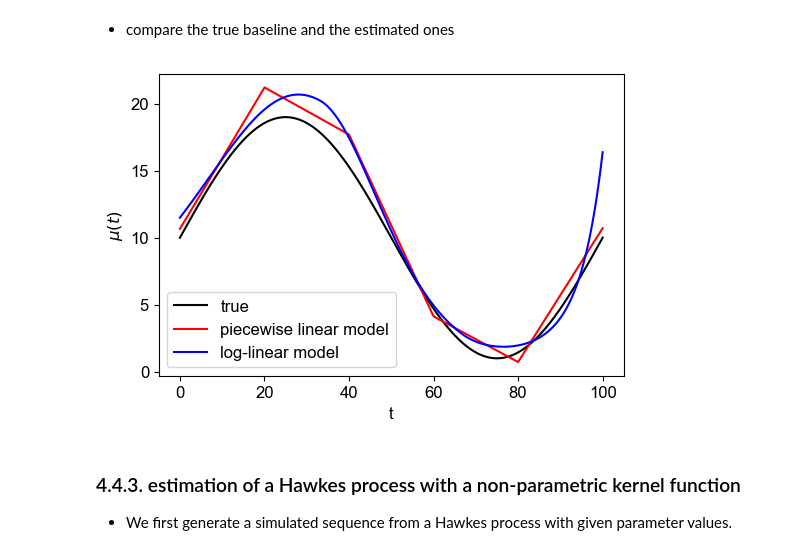
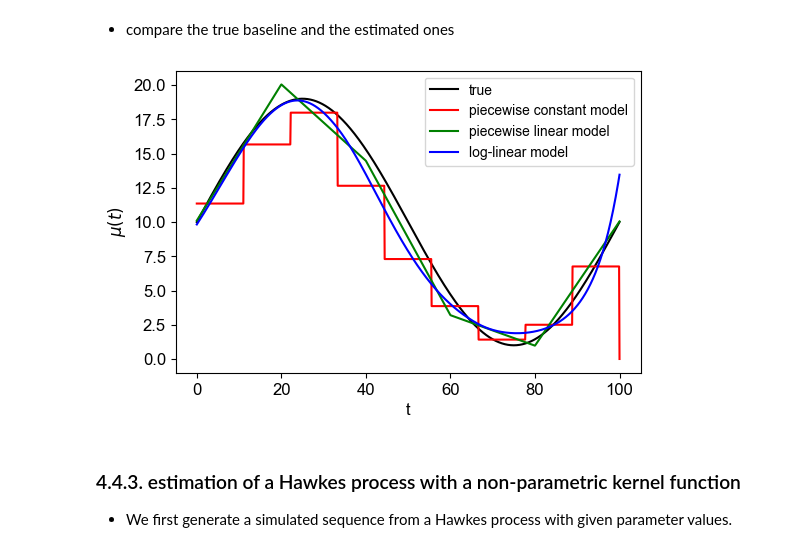
Before and after one commit to carlottadepasquale/Hawkes, a Jupyter notebook: tutorial.ipynb, the cells around one changed output. Drawn from its saved outputs; the diff is of its cells as text; code cells hidden in the pictures.

Commit message:
introduce piecewise constant baseline

```diff
--- a/tutorial.ipynb
+++ b/tutorial.ipynb
@@ -393,4 +398,14 @@ model_simulation.plot_l()
 # %%
+## inference using the picewise constant baseline model
+model_pconst =hk.estimator().set_kernel('exp').set_baseline("pconst",num_basis=9)
+model_pconst.fit(T_simulation,itv)
+print("piecewise constant model")
+print("parameter:",model_pconst.parameter) # the estimated parameter values
+print("branching ratio:",model_pconst.br) # the branching ratio
+print("log-likelihood:",model_pconst.L) # the log-likelihood of the estimated parameter values
+print("AIC:",model_pconst.AIC) # the AIC of the estimated parameter values
+print()
+
 ## inference using the picewise linear baseline model
 model_plinear =hk.estimator().set_kernel('exp').set_baseline("plinear",num_basis=6)
 model_plinear.fit(T_simulation,itv)
@@ -428,16 +450,17 @@ AIC: -4304.638446082952
 # %%
 x = np.linspace(0,100,1000)
 
 plt.figure(dpi=100)
 plt.plot(x,model_simulation.baseline.l(x),"k-",label="true") # true baseline
-plt.plot(x,model_plinear.baseline.l(x),"r-",label="piecewise linear model") # piecewiese linear model
+plt.plot(x,model_pconst.baseline.l(x),"r-",label="piecewise constant model") # piecewiese linear model
+plt.plot(x,model_plinear.baseline.l(x),"g-",label="piecewise linear model") # piecewiese linear model
 plt.plot(x,model_loglinear.baseline.l(x),"b-",label="log-linear model") # log-linear model
 plt.xlabel("t")
 plt.ylabel(r"$\mu(t)$")
-plt.legend()
+plt.legend(fontsize=10)
 pass
 # %% [output]
-[figure, old version]
+[figure, new version]
 # %% [markdown]
 ### 4.4.3. estimation of a Hawkes process with a non-parametric kernel function
 
```
Also changed, not shown: parts of 5 cells of this notebook, 6 other files.
